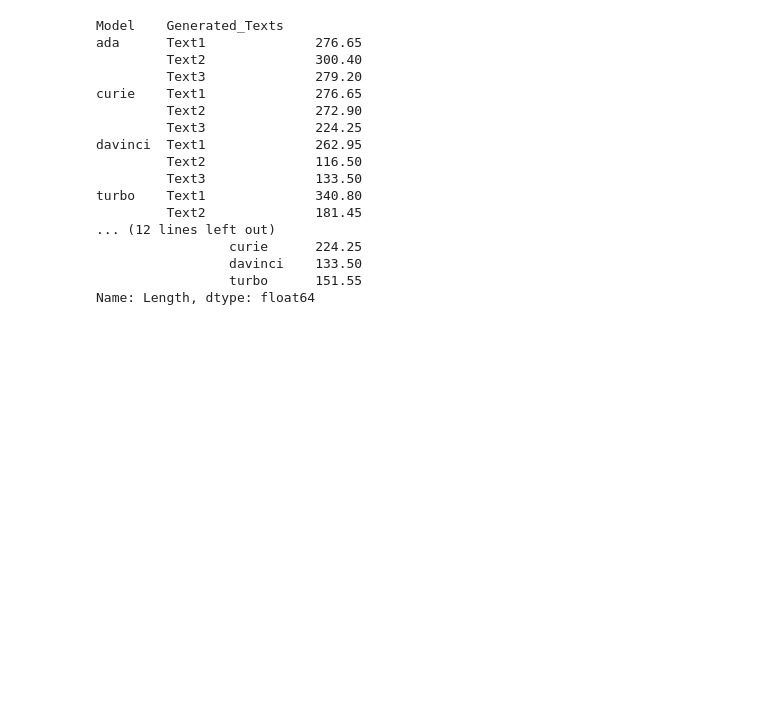
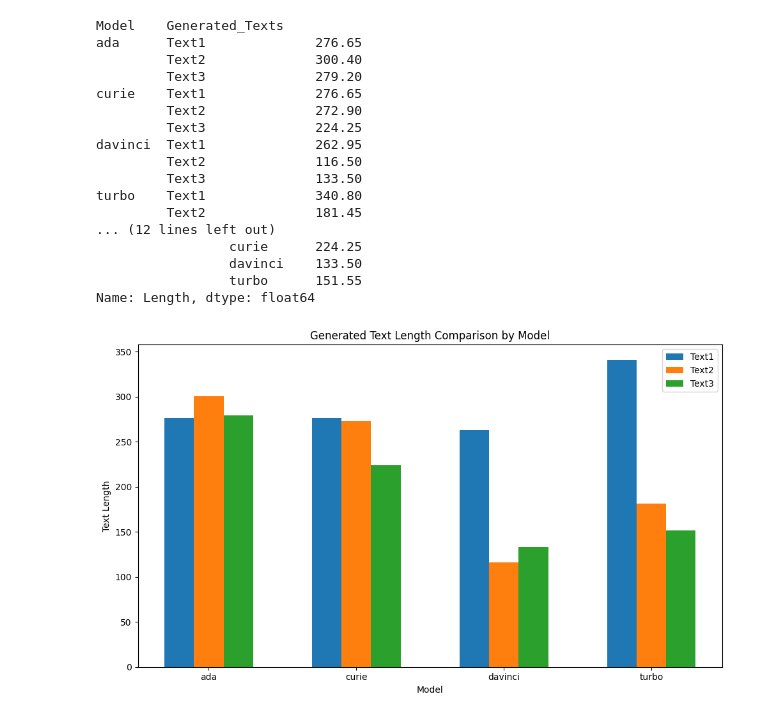
Before and after one commit to jonidamukaj/testing_LLMs, a Jupyter notebook: testing/paragraph1/Visualization/Visualize_Prompt.ipynb, the cells around one changed output. Drawn from its saved outputs; the diff is of its cells as text; code cells hidden in the pictures; blank space fills up the shorter version.

```diff
--- a/testing/paragraph1/Visualization/Visualize_Prompt.ipynb
+++ b/testing/paragraph1/Visualization/Visualize_Prompt.ipynb
@@ -104,3 +79,45 @@ turbo    Text1              340.80
                  davinci    133.50
                  turbo      151.55
 Name: Length, dtype: float64
+# %%
+import matplotlib.pyplot as plt
+import pandas as pd
+
+# Data
+data = {
+    'Model': ['ada', 'curie', 'davinci', 'turbo'],
+    'Text1': [276.65, 276.65, 262.95, 340.80],
+    'Text2': [300.40, 272.90, 116.50, 181.45],
+    'Text3': [279.20, 224.25, 133.50, 151.55]
+}
+
+df = pd.DataFrame(data)
+
+# Set figure size
+plt.figure(figsize=(10, 6))
+
+# Bar width
+bar_width = 0.2
+
+# Position of bars on x-axis
+index = range(len(df['Model']))
+
+# Create bars
+plt.bar(index, df['Text1'], bar_width, label='Text1')
+plt.bar([i + bar_width for i in index], df['Text2'], bar_width, label='Text2')
+plt.bar([i + 2 * bar_width for i in index], df['Text3'], bar_width, label='Text3')
+
+# X-axis labels
+plt.xlabel('Model')
+plt.ylabel('Text Length')
+
+# Title and legend
+plt.title('Generated Text Length Comparison by Model')
+plt.xticks([i + bar_width for i in index], df['Model'])
+plt.legend()
+
+# Show the plot
+plt.tight_layout()
+plt.show()
+# %% [output]
+[figure, added]
```
Also changed, not shown: parts of 1 cell of this notebook.
